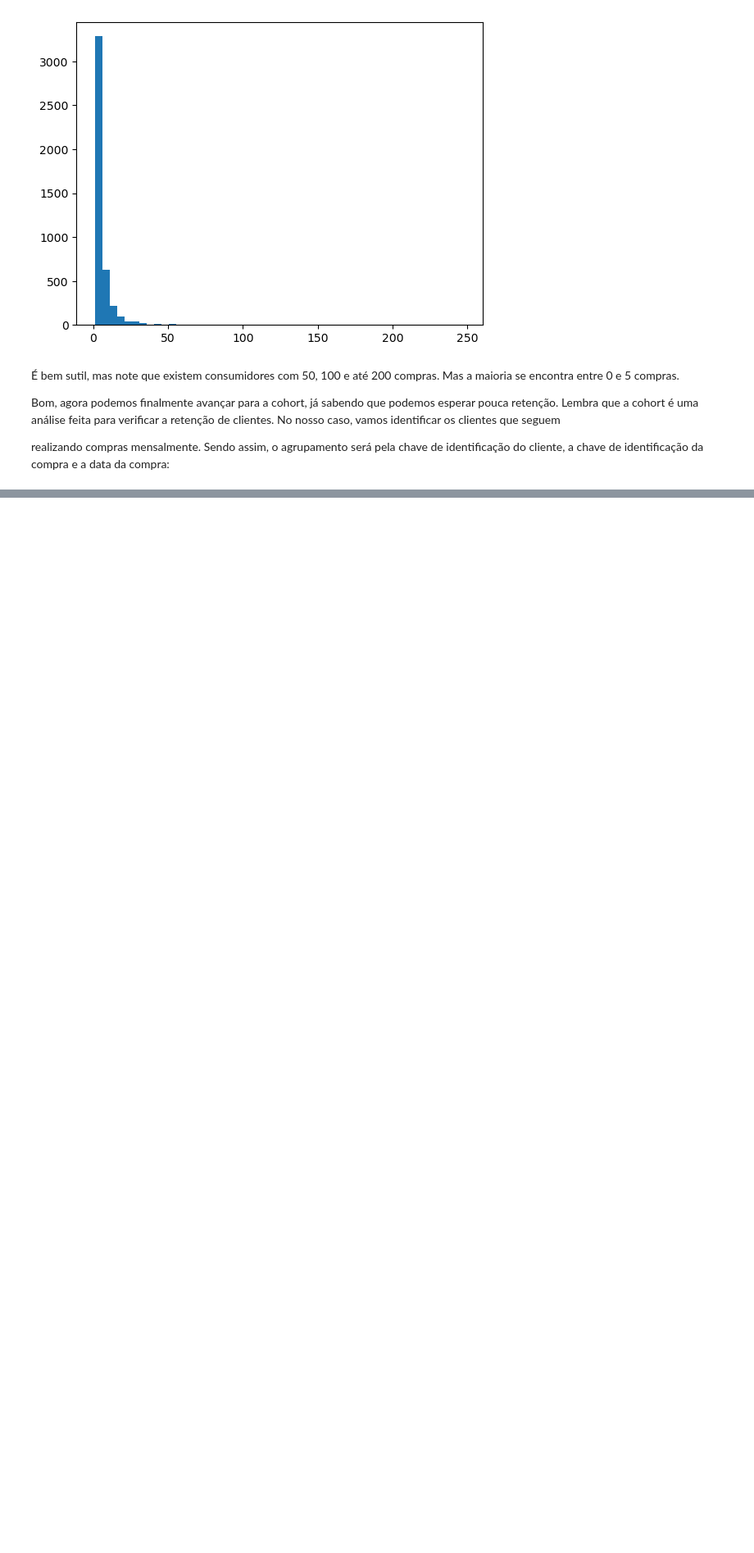
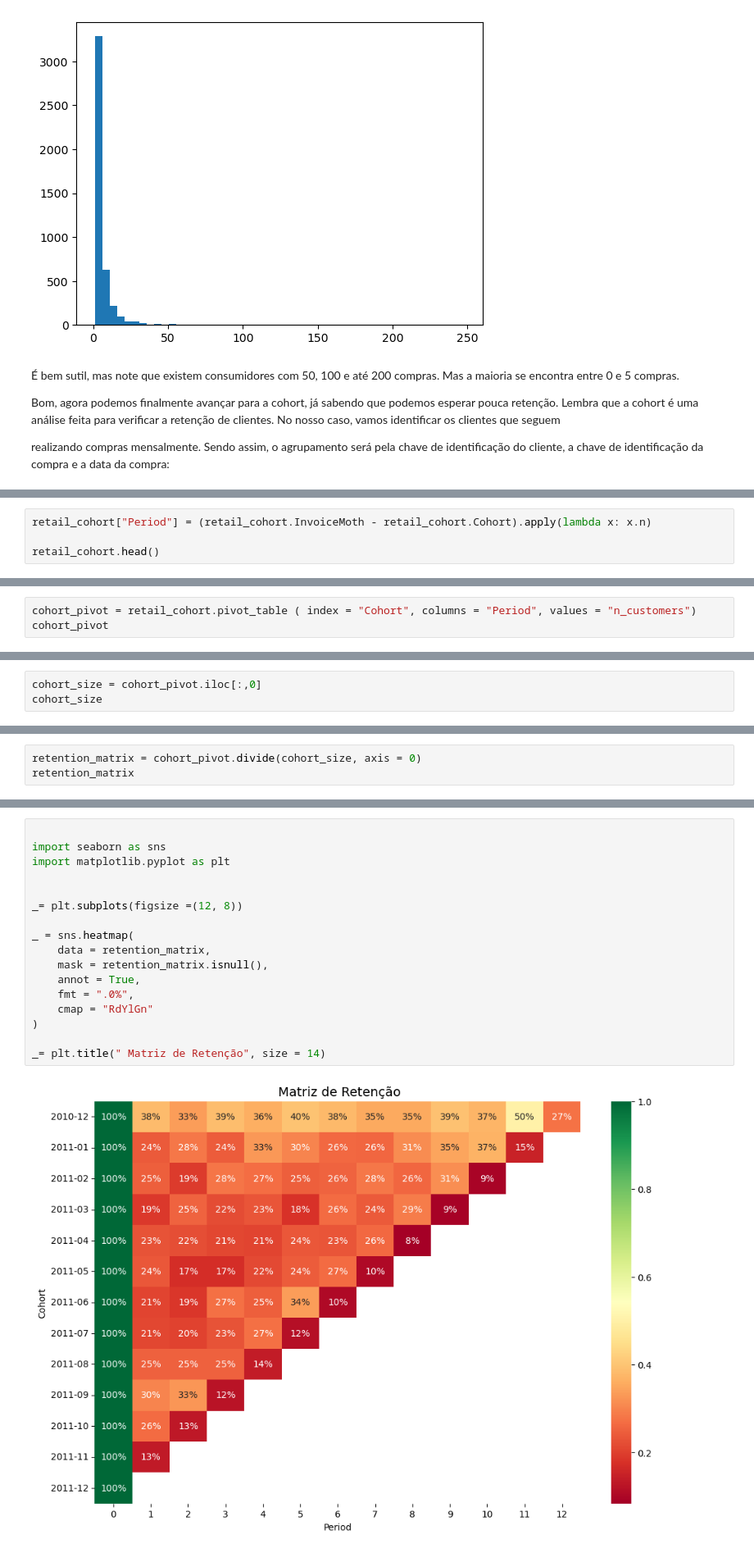
Before and after one commit to alencargthiago/Python_exercises, a Jupyter notebook: Analise_exploratoria/análise_cohort.ipynb, the cells around one changed output, grey strips where cells are left out. Shown: that part at 82% size. Drawn from its saved outputs; the diff is of its cells as text; blank space fills up the shorter version.

Commit message:
Cohort

```diff
--- a/Analise_exploratoria/análise_cohort.ipynb
+++ b/Analise_exploratoria/análise_cohort.ipynb
@@ -122,0 +156,4 @@ realizando compras mensalmente. Sendo assim, o agrupamento será pela chave de i
+# %%
+retail_cohort["Period"] = (retail_cohort.InvoiceMoth - retail_cohort.Cohort).apply(lambda x: x.n)
+
+retail_cohort.head()
@@ -122,0 +169,3 @@ realizando compras mensalmente. Sendo assim, o agrupamento será pela chave de i
+# %%
+cohort_pivot = retail_cohort.pivot_table ( index = "Cohort", columns = "Period", values = "n_customers")
+cohort_pivot
@@ -122,0 +194,3 @@ realizando compras mensalmente. Sendo assim, o agrupamento será pela chave de i
+# %%
+cohort_size = cohort_pivot.iloc[:,0]
+cohort_size
@@ -122,0 +215,3 @@ realizando compras mensalmente. Sendo assim, o agrupamento será pela chave de i
+# %%
+retention_matrix = cohort_pivot.divide(cohort_size, axis = 0)
+retention_matrix
@@ -122,0 +236,19 @@ realizando compras mensalmente. Sendo assim, o agrupamento será pela chave de i
+# %%
+
+import seaborn as sns
+import matplotlib.pyplot as plt
+
+
+_= plt.subplots(figsize =(12, 8))
+
+_ = sns.heatmap(
+    data = retention_matrix,
+    mask = retention_matrix.isnull(),
+    annot = True,
+    fmt = ".0%",
+    cmap = "RdYlGn"
+)
+
+_= plt.title(" Matriz de Retenção", size = 14)
+# %% [output]
+[figure, added]
```
Also changed, not shown: parts of 20 cells of this notebook.
